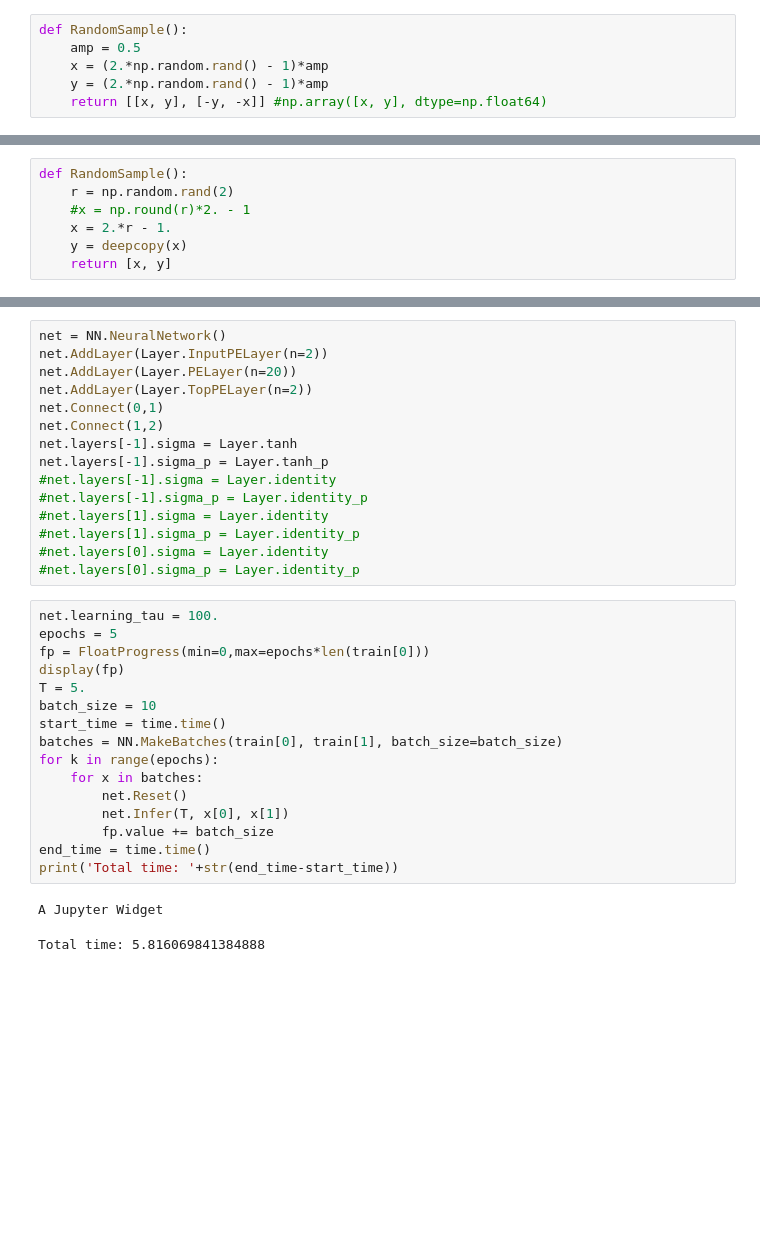
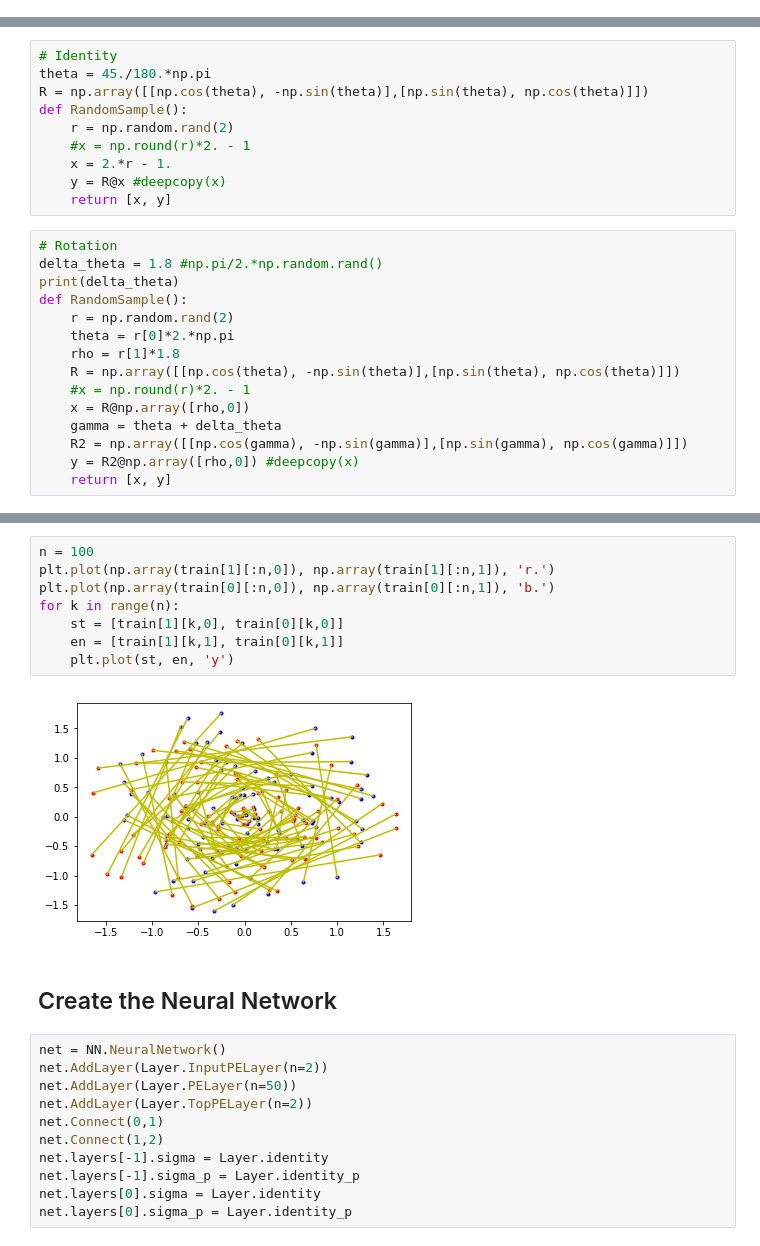
Before and after one commit to jorchard/peBogacz, a Jupyter notebook: python/runme1.ipynb, the cells around one changed output, grey strips where cells are left out. Saved outputs shown, nothing was run; the diff lists cells and outputs as text; blank space fills up the shorter version.

```diff
--- a/python/runme1.ipynb
+++ b/python/runme1.ipynb
@@ -30,6 +24,0 @@ net.M[1] += torch.normal( mean=torch.zeros_like(net.M[1]) )/2.
-# %%
-def RandomSample():
-    amp = 0.5
-    x = (2.*np.random.rand() - 1)*amp
-    y = (2.*np.random.rand() - 1)*amp
-    return [[x, y], [-y, -x]] #np.array([x, y], dtype=np.float64)
@@ -36,7 +27,25 @@ def RandomSample():
 # %%
+# Identity
+theta = 45./180.*np.pi
+R = np.array([[np.cos(theta), -np.sin(theta)],[np.sin(theta), np.cos(theta)]])
 def RandomSample():
     r = np.random.rand(2)
     #x = np.round(r)*2. - 1
     x = 2.*r - 1.
-    y = deepcopy(x)
+    y = R@x #deepcopy(x)
     return [x, y]
+# %%
+# Rotation
+delta_theta = 1.8 #np.pi/2.*np.random.rand()
+print(delta_theta)
+def RandomSample():
+    r = np.random.rand(2)
+    theta = r[0]*2.*np.pi
+    rho = r[1]*1.8
+    R = np.array([[np.cos(theta), -np.sin(theta)],[np.sin(theta), np.cos(theta)]])
+    #x = np.round(r)*2. - 1
+    x = R@np.array([rho,0])
+    gamma = theta + delta_theta
+    R2 = np.array([[np.cos(gamma), -np.sin(gamma)],[np.sin(gamma), np.cos(gamma)]])
+    y = R2@np.array([rho,0]) #deepcopy(x)
+    return [x, y]
@@ -65,37 +76,26 @@ for n in range(n_test_samples):
 test_input = torch.tensor(test_input).float().to(device)
 test_output = torch.tensor(test_output).float().to(device)
 test = [test_input, test_output]
+# %%
+n = 100
+plt.plot(np.array(train[1][:n,0]), np.array(train[1][:n,1]), 'r.')
+plt.plot(np.array(train[0][:n,0]), np.array(train[0][:n,1]), 'b.')
+for k in range(n):
+    st = [train[1][k,0], train[0][k,0]]
+    en = [train[1][k,1], train[0][k,1]]
+    plt.plot(st, en, 'y')
+# %% [output]
+[figure, added]
+# %% [markdown]
+## Create the Neural Network
 # %%
 net = NN.NeuralNetwork()
 net.AddLayer(Layer.InputPELayer(n=2))
-net.AddLayer(Layer.PELayer(n=20))
+net.AddLayer(Layer.PELayer(n=50))
 net.AddLayer(Layer.TopPELayer(n=2))
 net.Connect(0,1)
 net.Connect(1,2)
-net.layers[-1].sigma = Layer.tanh
-net.layers[-1].sigma_p = Layer.tanh_p
-#net.layers[-1].sigma = Layer.identity
-#net.layers[-1].sigma_p = Layer.identity_p
-#net.layers[1].sigma = Layer.identity
-#net.layers[1].sigma_p = Layer.identity_p
-#net.layers[0].sigma = Layer.identity
-#net.layers[0].sigma_p = Layer.identity_p
+net.layers[-1].sigma = Layer.identity
+net.layers[-1].sigma_p = Layer.identity_p
+net.layers[0].sigma = Layer.identity
+net.layers[0].sigma_p = Layer.identity_p
-# %%
-net.learning_tau = 100.
-epochs = 5
-fp = FloatProgress(min=0,max=epochs*len(train[0]))
-display(fp)
-T = 5.
-batch_size = 10
-start_time = time.time()
-batches = NN.MakeBatches(train[0], train[1], batch_size=batch_size)
-for k in range(epochs):
-    for x in batches:
-        net.Reset()
-        net.Infer(T, x[0], x[1])
-        fp.value += batch_size
-end_time = time.time()
-print('Total time: '+str(end_time-start_time))
-# %% [output]
-A Jupyter Widget
-Total time: 5.816069841384888
```
Also changed, not shown: parts of 27 cells of this notebook, 5 other files.
